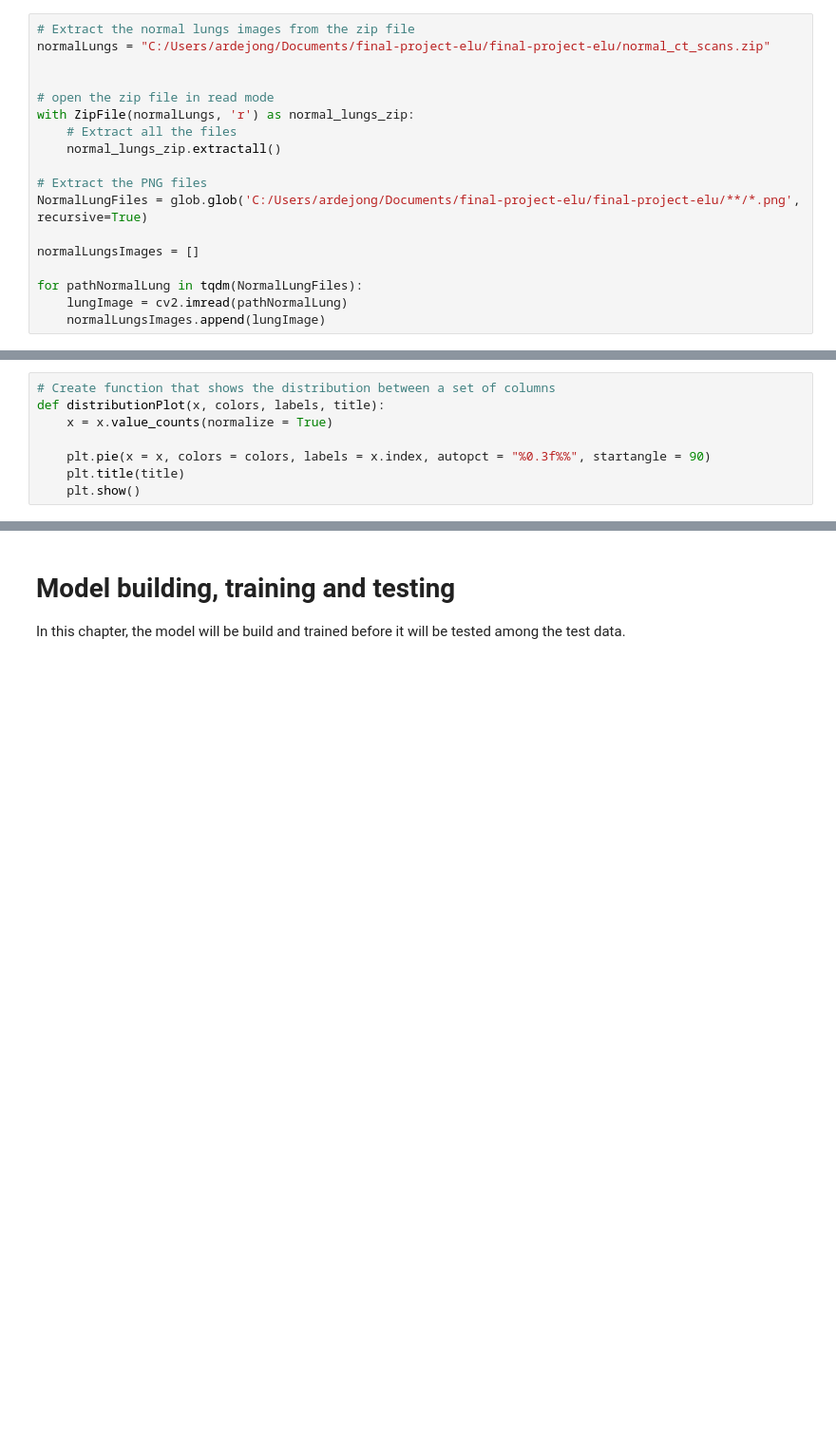
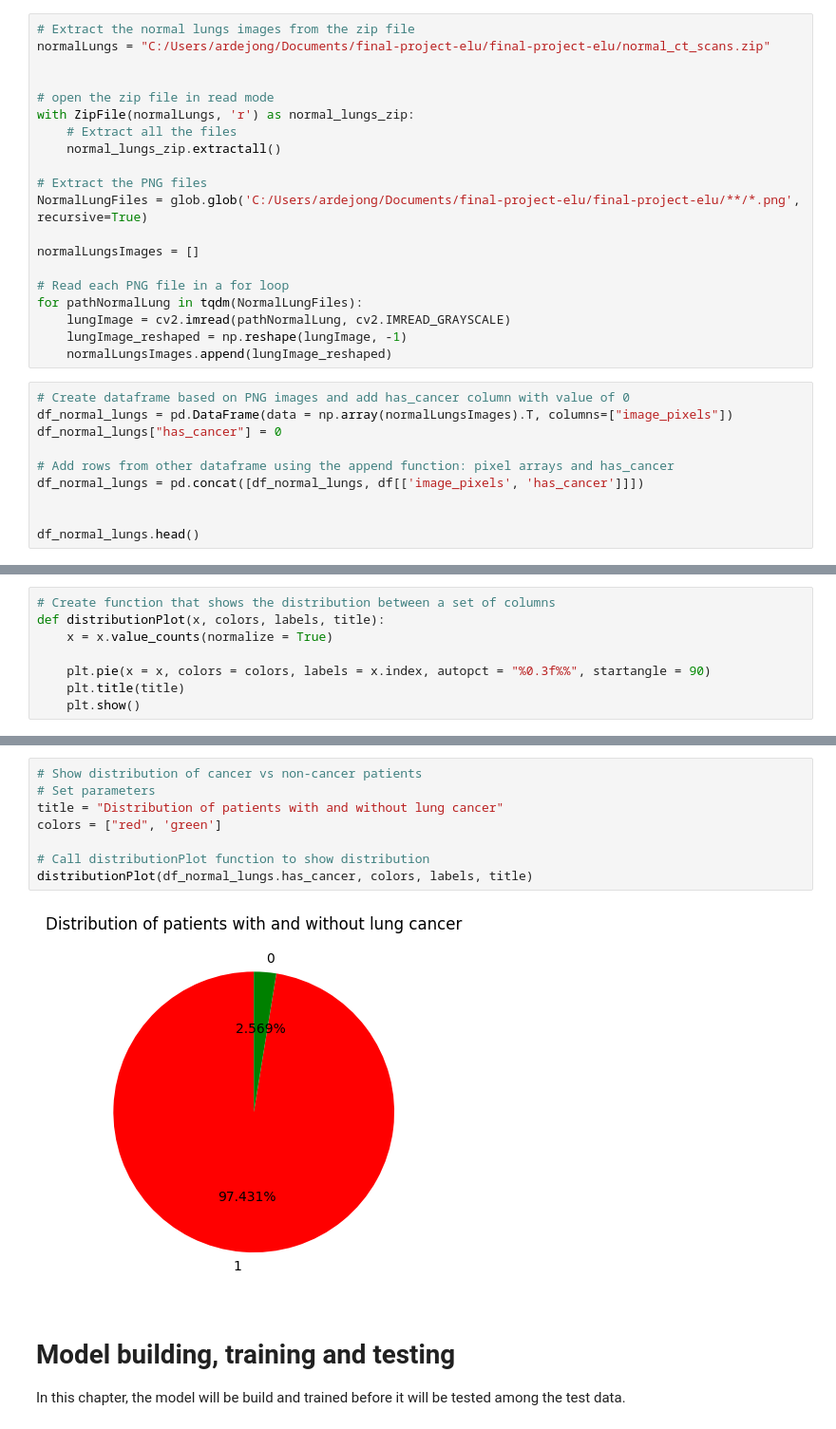
Before and after one commit to arondejong99/final-project-elu, a Jupyter notebook: final-project.ipynb, the cells around one changed output, grey strips where cells are left out. Shown: that part at 95% size. Cells and saved outputs as stored; diff of their text form; blank space fills up the shorter version.

Commit message:
Worked further on distribution plots

```diff
--- a/final-project.ipynb
+++ b/final-project.ipynb
@@ -79,6 +79,18 @@ NormalLungFiles = glob.glob('C:/Users/ardejong/Documents/final-project-elu/final
 
 normalLungsImages = []
 
+# Read each PNG file in a for loop
 for pathNormalLung in tqdm(NormalLungFiles):
-    lungImage = cv2.imread(pathNormalLung)
-    normalLungsImages.append(lungImage)
+    lungImage = cv2.imread(pathNormalLung, cv2.IMREAD_GRAYSCALE)
+    lungImage_reshaped = np.reshape(lungImage, -1)
+    normalLungsImages.append(lungImage_reshaped)
+# %%
+# Create dataframe based on PNG images and add has_cancer column with value of 0
+df_normal_lungs = pd.DataFrame(data = np.array(normalLungsImages).T, columns=["image_pixels"])
+df_normal_lungs["has_cancer"] = 0
+
+# Add rows from other dataframe using the append function: pixel arrays and has_cancer
+df_normal_lungs = pd.concat([df_normal_lungs, df[['image_pixels', 'has_cancer']]])
+
+
+df_normal_lungs.head()
@@ -190,6 +216,16 @@ df.PatientAge.hist()
 plt.show()
 # %% [output]
 [figure]
+# %%
+# Show distribution of cancer vs non-cancer patients
+# Set parameters
+title = "Distribution of patients with and without lung cancer"
+colors = ["red", 'green']
+
+# Call distributionPlot function to show distribution
+distributionPlot(df_normal_lungs.has_cancer, colors, labels, title)
+# %% [output]
+[figure, added]
 # %% [markdown]
 # Model building, training and testing
 In this chapter, the model will be build and trained before it will be tested among the test data.
```
Also changed, not shown: parts of 12 cells of this notebook.
